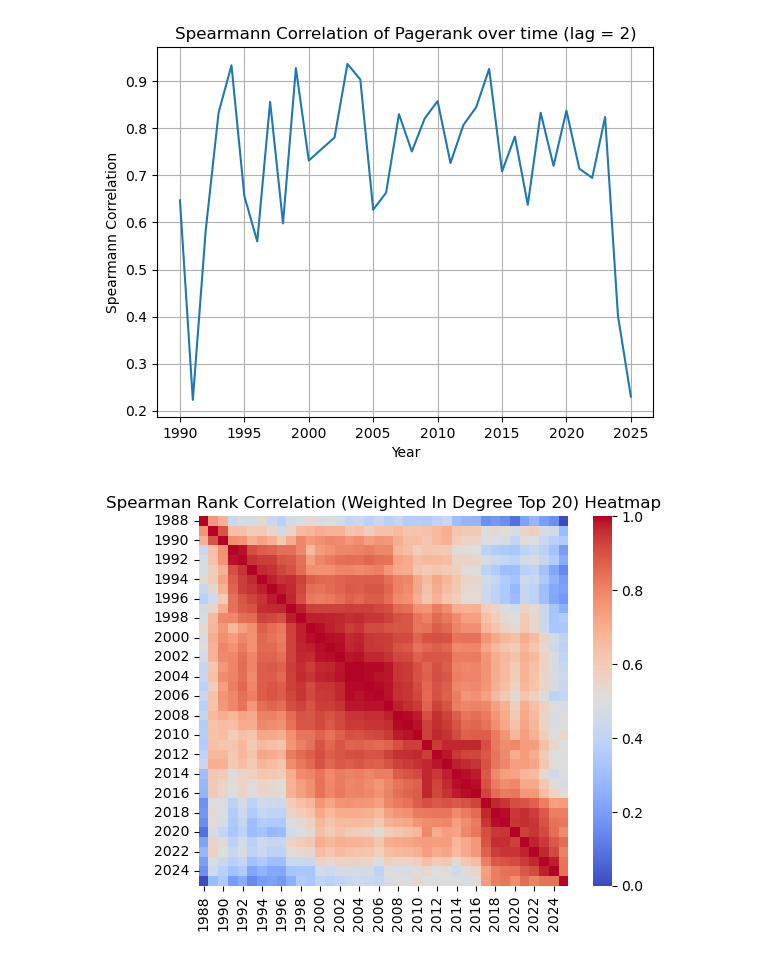
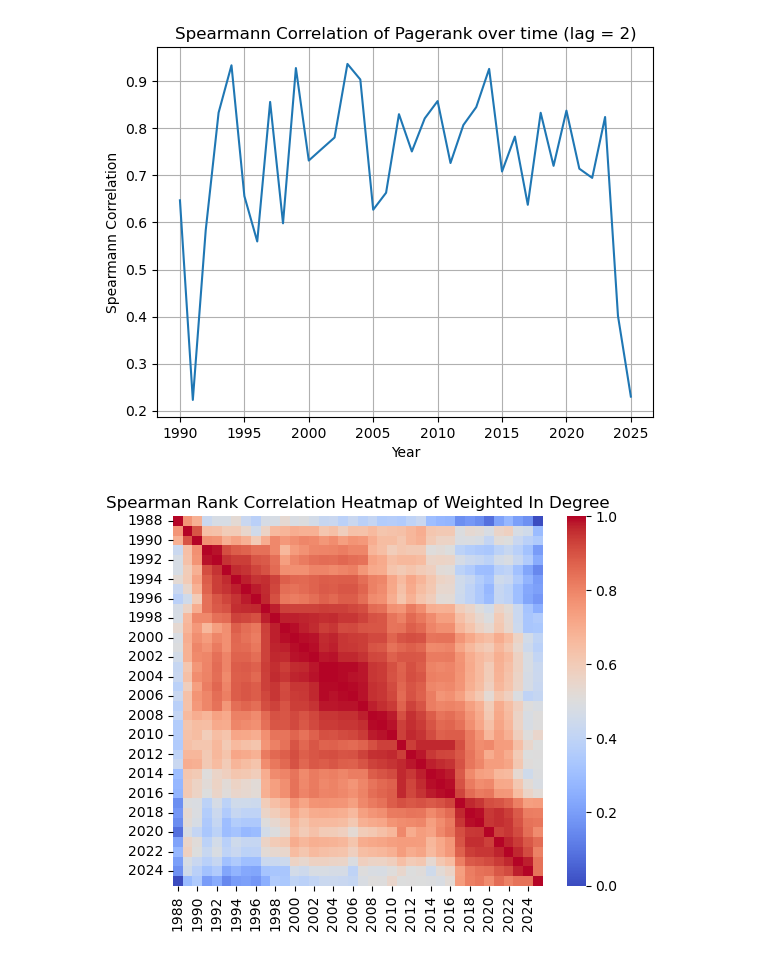
Before and after one commit to vinceLuong/tradeNetwork, a Jupyter notebook: Oil trade centrality analysis.ipynb, the cells around one changed output. Drawn from its saved outputs; the diff is of its cells as text; code cells hidden in the pictures.

```diff
--- a/Oil trade centrality analysis.ipynb
+++ b/Oil trade centrality analysis.ipynb
@@ -321,10 +323,10 @@ plt.show()
 # %%
 sns.heatmap(top20WIDmatrix, vmin=0, vmax=1, cmap='coolwarm', square=True)
 
-plt.title("Spearman Rank Correlation (Weighted In Degree Top 20) Heatmap")
+plt.title("Spearman Rank Correlation Heatmap of Weighted In Degree")
 plt.show()
 # %% [output]
-[figure, old version]
+[figure, new version]
 # %%
 lag = 1 # space between years we want to compare
 
```
Also changed, not shown: parts of 7 cells of this notebook, 49 other files.
